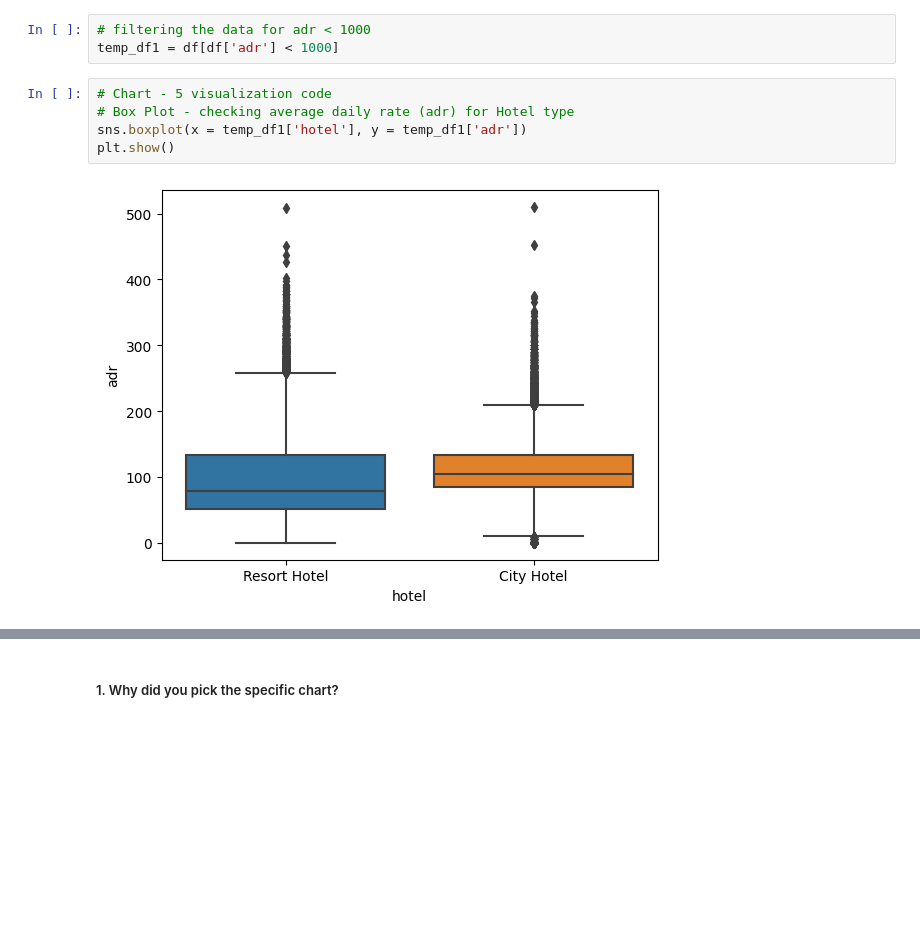
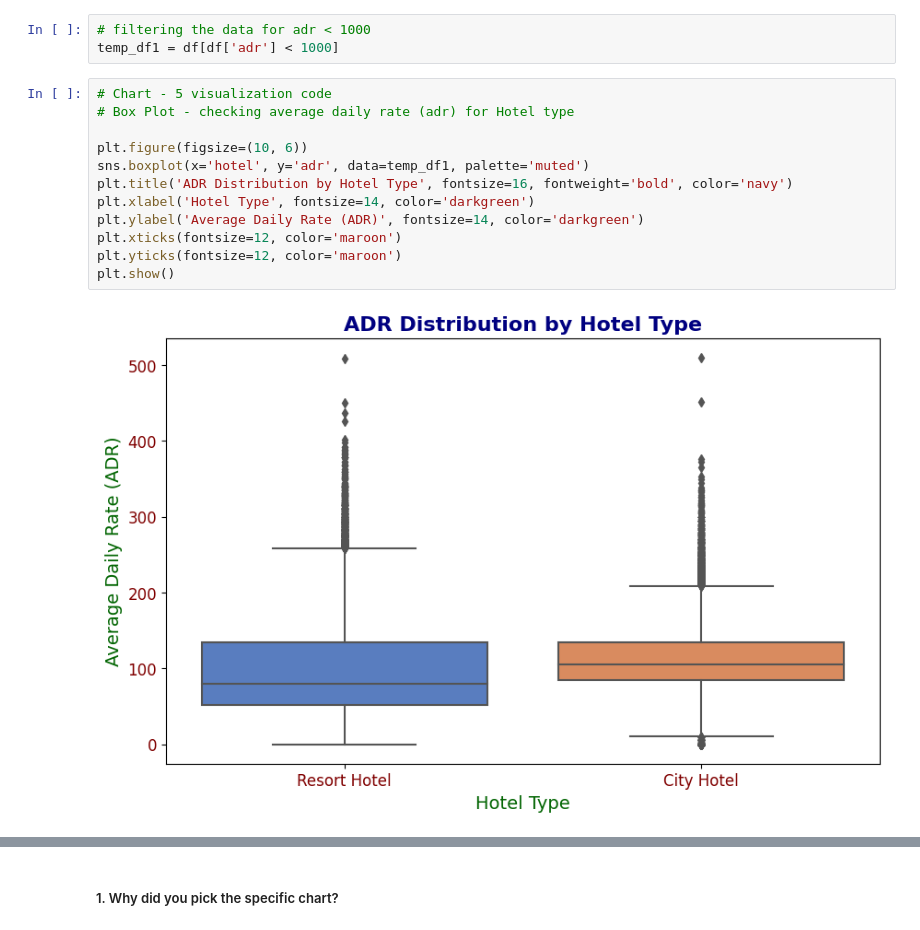
Before and after one commit to pankajmanisahu/EDA-ON-HOTEL-BOOKING-ANALYSIS, a Jupyter notebook: HOTEL_BOOKING_ANALYSIS_EDA.ipynb, the cells around one changed output, grey strips where cells are left out. Cells and saved outputs as stored; diff of their text form; blank space fills up the shorter version.

```diff
--- a/HOTEL_BOOKING_ANALYSIS_EDA.ipynb
+++ b/HOTEL_BOOKING_ANALYSIS_EDA.ipynb
@@ -826,10 +788,17 @@ temp_df1 = df[df['adr'] < 1000]
 # %%
 # Chart - 5 visualization code
 # Box Plot - checking average daily rate (adr) for Hotel type
-sns.boxplot(x = temp_df1['hotel'], y = temp_df1['adr'])
+
+plt.figure(figsize=(10, 6))
+sns.boxplot(x='hotel', y='adr', data=temp_df1, palette='muted')
+plt.title('ADR Distribution by Hotel Type', fontsize=16, fontweight='bold', color='navy')
+plt.xlabel('Hotel Type', fontsize=14, color='darkgreen')
+plt.ylabel('Average Daily Rate (ADR)', fontsize=14, color='darkgreen')
+plt.xticks(fontsize=12, color='maroon')
+plt.yticks(fontsize=12, color='maroon')
 plt.show()
 # %% [output]
-[figure, old version]
+[figure, new version]
 # %%
 # Box Plot - checking average daily rate (adr) for room types
 
```
Also changed, not shown: parts of 54 cells of this notebook.
